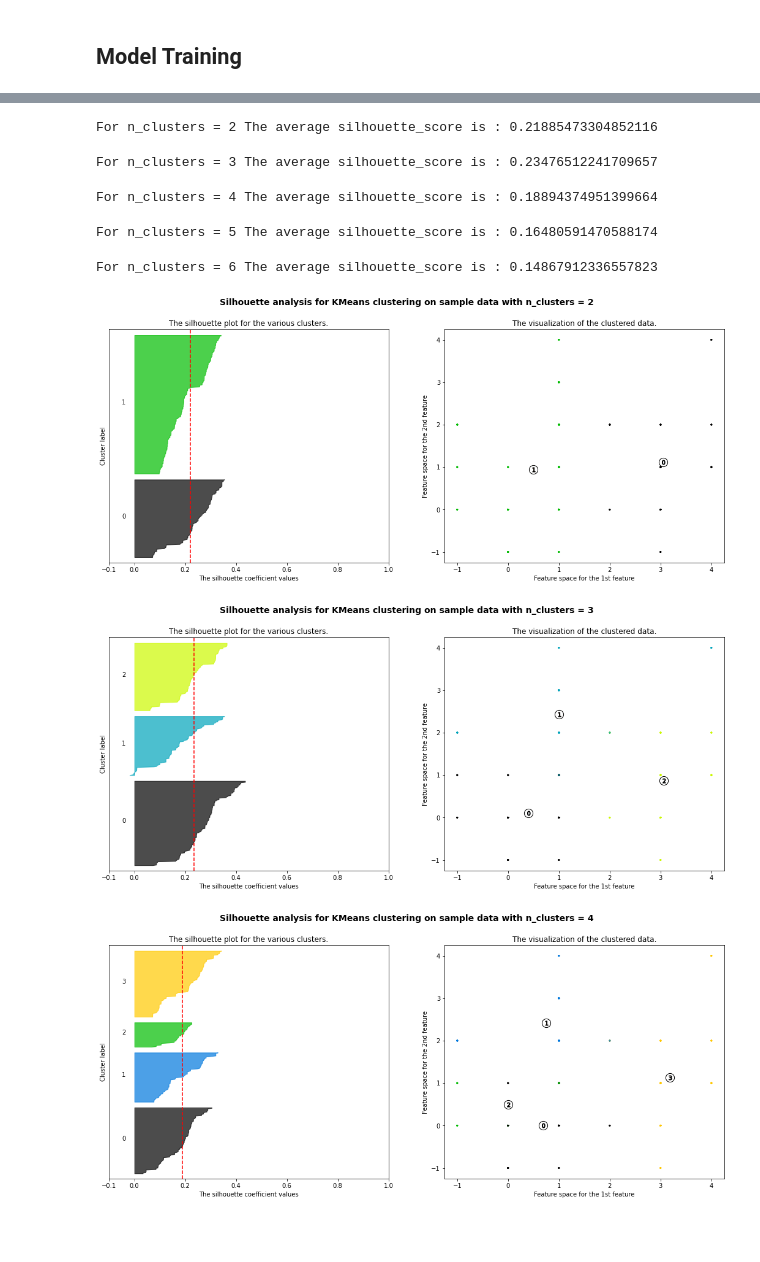
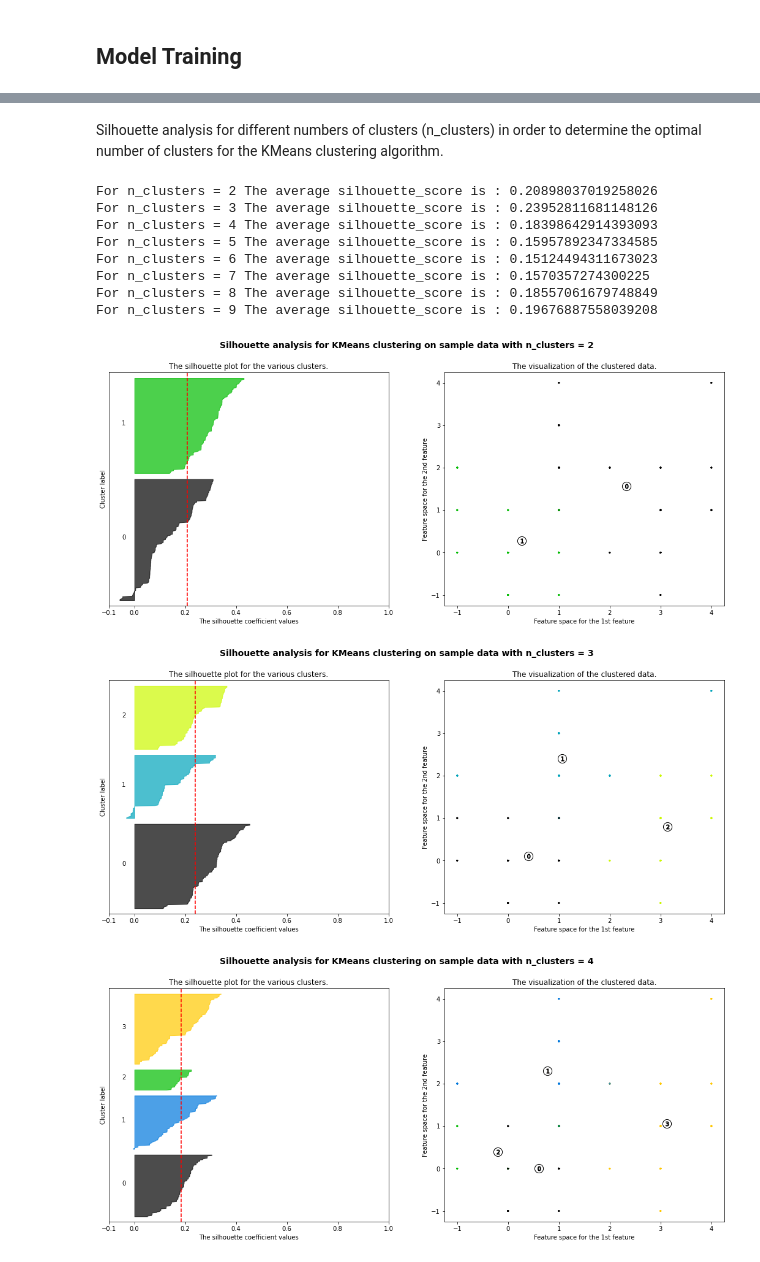
Before and after one commit to esoto15/text-tone-preference-analysis, a Jupyter notebook: data-analysis.ipynb, the cells around one changed output, grey strips where cells are left out. Saved outputs shown, nothing was run; the diff lists cells and outputs as text; code cells hidden in the pictures; blank space fills up the shorter version.

```diff
--- a/data-analysis.ipynb
+++ b/data-analysis.ipynb
@@ -129,5 +129,5 @@ final_data['Gender-Marital Status'] = final_data['gender'] + '-' + final_data['m
 # %%
-final_data.drop(['gender', 'marital_status'], axis=1, inplace=True)
+# final_data.drop(['gender', 'marital_status'], axis=1, inplace=True)
 # %%
 def encode_income(income_category):
     income_encoding = {
@@ -221,0 +223,4 @@ from sklearn.metrics import silhouette_samples, silhouette_score
+# %%
+X = encoded_data
+# %%
+X_train, X_test = train_test_split(X, test_size=0.5, random_state=42)
@@ -221,0 +231,9 @@ from sklearn.metrics import silhouette_samples, silhouette_score
+# %%
+model = KMeans(n_clusters=3, n_init=10,random_state=10)
+model.fit(X_train)
+labels = model.predict(X_test)
+
+silhouette_avg = silhouette_score(X_test, labels)
+# print(labels)
+print(model.inertia_)
+# print(silhouette_avg)
@@ -222,6 +263,8 @@ from sklearn.metrics import silhouette_samples, silhouette_score
+# %% [markdown]
+Silhouette analysis for different numbers of clusters (n_clusters) in order to determine the optimal number of clusters for the KMeans clustering algorithm.
 # %%
 X = encoded_data.values
-range_n_clusters = [2, 3, 4, 5, 6]
+range_n_clusters = [2, 3, 4, 5, 6,7,8,9]
 
 for n_clusters in range_n_clusters:
     # Create a subplot with 1 row and 2 columns
@@ -275,38 +318,41 @@ for n_clusters in range_n_clusters:
         X[:, 0], X[:, 1], marker=".", s=30, lw=0, alpha=0.7, c=colors, edgecolor="k"
     )
 
     centers = clusterer.cluster_centers_
     ax2.scatter(
         centers[:, 0],
         centers[:, 1],
         marker="o",
         c="white",
         alpha=1,
         s=200,
         edgecolor="k",
     )
 
     for i, c in enumerate(centers):
         ax2.scatter(c[0], c[1], marker="$%d$" % i, alpha=1, s=50, edgecolor="k")
 
     ax2.set_title("The visualization of the clustered data.")
     ax2.set_xlabel("Feature space for the 1st feature")
     ax2.set_ylabel("Feature space for the 2nd feature")
 
     plt.suptitle(
         "Silhouette analysis for KMeans clustering on sample data with n_clusters = %d"
         % n_clusters,
         fontsize=14,
         fontweight="bold",
     )
 
 plt.show()
 # %% [output]
-For n_clusters = 2 The average silhouette_score is : 0.21885473304852116
+For n_clusters = 2 The average silhouette_score is : 0.20898037019258026
+For n_clusters = 3 The average silhouette_score is : 0.23952811681148126
+For n_clusters = 4 The average silhouette_score is : 0.18398642914393093
+For n_clusters = 5 The average silhouette_score is : 0.15957892347334585
+For n_clusters = 6 The average silhouette_score is : 0.15124494311673023
+For n_clusters = 7 The average silhouette_score is : 0.1570357274300225
+For n_clusters = 8 The average silhouette_score is : 0.18557061679748849
+For n_clusters = 9 The average silhouette_score is : 0.19676887558039208
-For n_clusters = 3 The average silhouette_score is : 0.23476512241709657
-For n_clusters = 4 The average silhouette_score is : 0.18894374951399664
-For n_clusters = 5 The average silhouette_score is : 0.16480591470588174
-For n_clusters = 6 The average silhouette_score is : 0.14867912336557823
-[figure, old version]
+[figure, new version]
-[figure, old version]
+[figure, new version]
-[figure, old version]
+[figure, new version]
```
Also changed, not shown: parts of 21 cells of this notebook.
